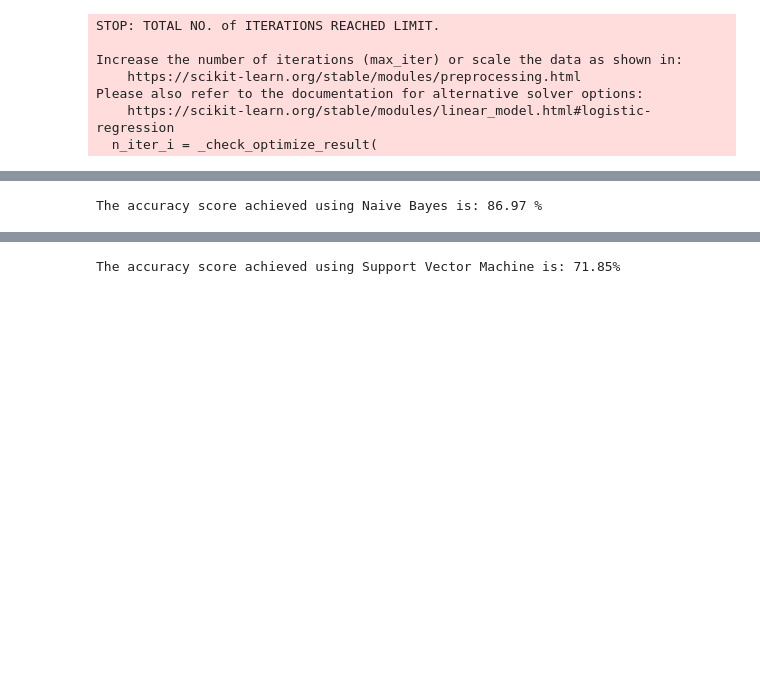
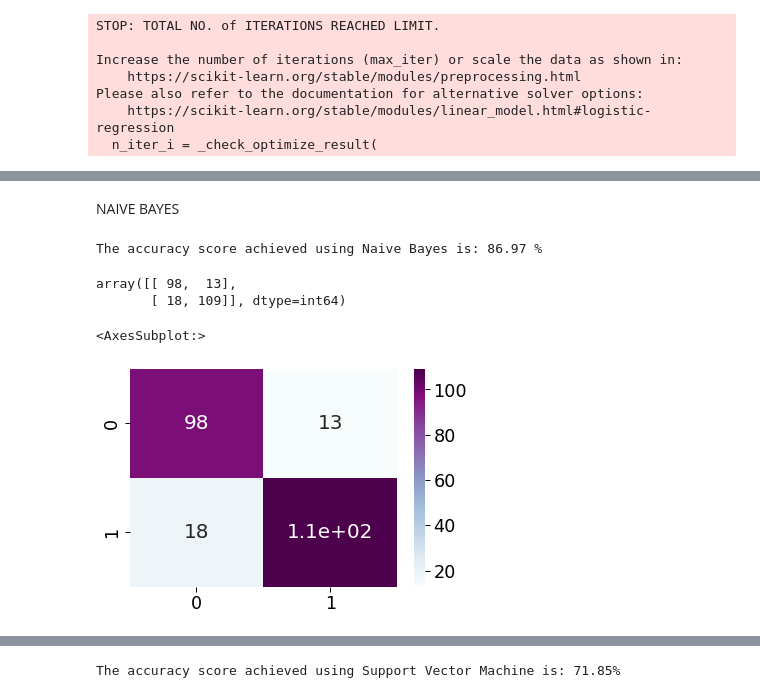
Before and after one commit to Thrisha-19/Machine-Learning, a Jupyter notebook: mini project/heart_disease_prediction.ipynb, the cells around one changed output, grey strips where cells are left out. Cells and saved outputs as stored; diff of their text form; code cells hidden in the pictures; blank space fills up the shorter version.

```diff
--- a/mini project/heart_disease_prediction.ipynb
+++ b/mini project/heart_disease_prediction.ipynb
@@ -342,3 +378,5 @@ Please also refer to the documentation for alternative solver options:
+# %% [markdown]
+NAIVE BAYES
 # %%
 from sklearn.naive_bayes import GaussianNB
 # %%
@@ -350,3 +388,14 @@ score_nb = round(accuracy_score(Y_pred_nb,y_test)*100,2)
 print("The accuracy score achieved using Naive Bayes is: "+str(score_nb)+" %")
 # %% [output]
 The accuracy score achieved using Naive Bayes is: 86.97 %
+# %%
+cm = confusion_matrix(y_test, Y_pred_nb)
+cm
+# %% [output]
+array([[ 98,  13],
+       [ 18, 109]], dtype=int64)
+# %%
+sns.heatmap(cm, annot = True, cmap = 'BuPu')
+# %% [output]
+<AxesSubplot:>
+[figure, added]
```
Also changed, not shown: parts of 51 cells of this notebook.
